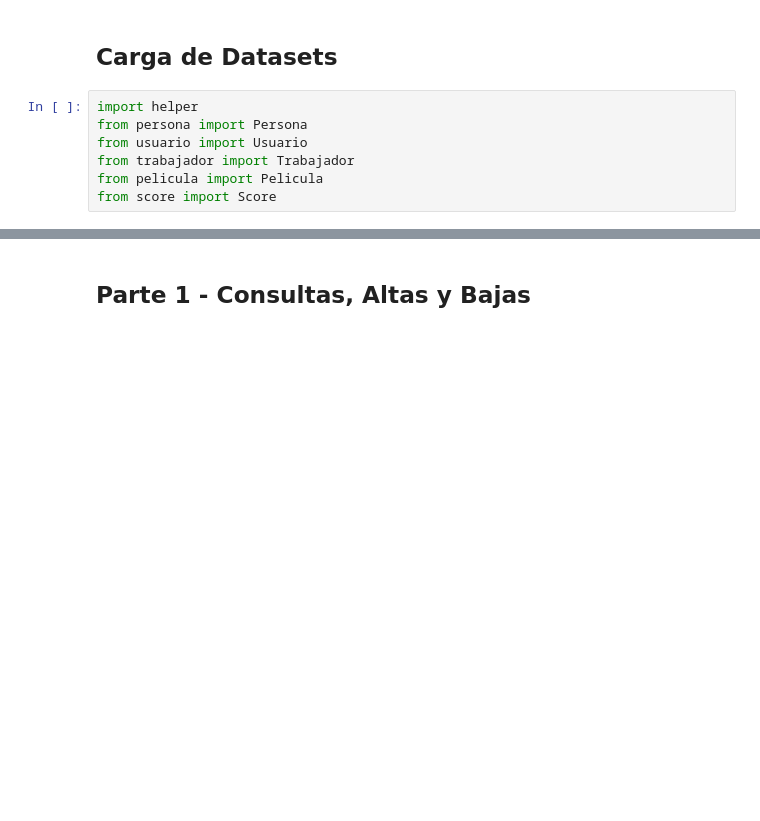
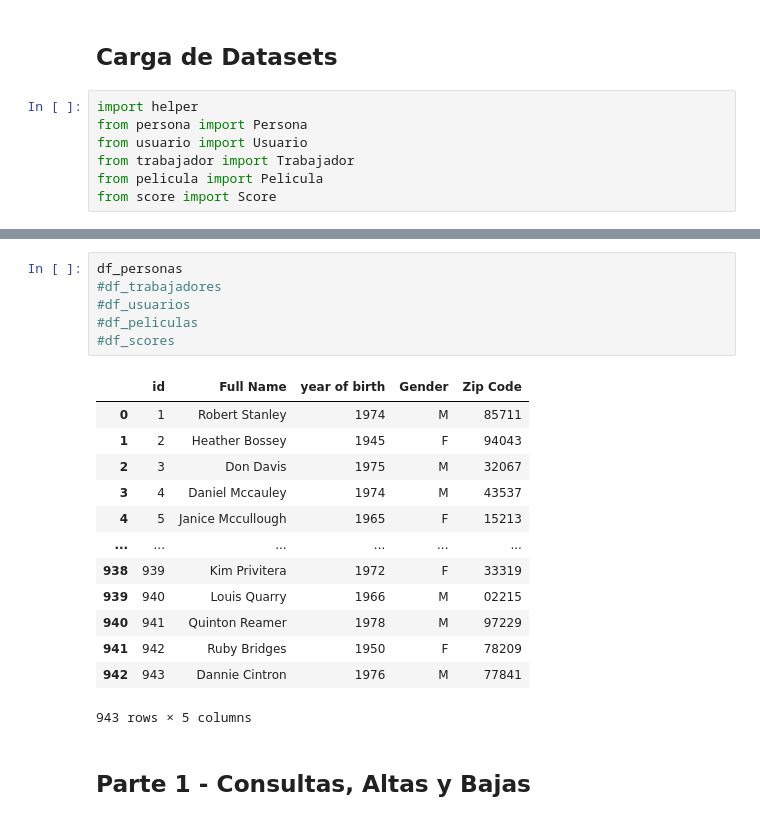
Before and after one commit to luispandolfi/DeepLearning2023_TP1_Gr1, a Jupyter notebook: TP_Integrador_Python.ipynb, the cells around one changed output, grey strips where cells are left out. Drawn from its saved outputs; the diff is of its cells as text; blank space fills up the shorter version.

```diff
--- a/TP_Integrador_Python.ipynb
+++ b/TP_Integrador_Python.ipynb
@@ -34,3 +44,23 @@ See the caveats in the documentation: https://pandas.pydata.org/pandas-docs/stab
+# %%
+df_personas
+#df_trabajadores
+#df_usuarios
+#df_peliculas
+#df_scores
+# %% [output]
+|  | id | Full Name | year of birth | Gender | Zip Code |
+| 0 | 1 | Robert Stanley | 1974 | M | 85711 |
+| 1 | 2 | Heather Bossey | 1945 | F | 94043 |
+| 2 | 3 | Don Davis | 1975 | M | 32067 |
+| 3 | 4 | Daniel Mccauley | 1974 | M | 43537 |
+| 4 | 5 | Janice Mccullough | 1965 | F | 15213 |
+| ... | ... | ... | ... | ... | ... |
+| 938 | 939 | Kim Privitera | 1972 | F | 33319 |
+| 939 | 940 | Louis Quarry | 1966 | M | 02215 |
+| 940 | 941 | Quinton Reamer | 1978 | M | 97229 |
+| 941 | 942 | Ruby Bridges | 1950 | F | 78209 |
+| 942 | 943 | Dannie Cintron | 1976 | M | 77841 |
+943 rows × 5 columns
 # %% [markdown]
 ## Parte 1 - Consultas, Altas y Bajas
 # %% [markdown]
```
Also changed, not shown: parts of 2 cells of this notebook.
